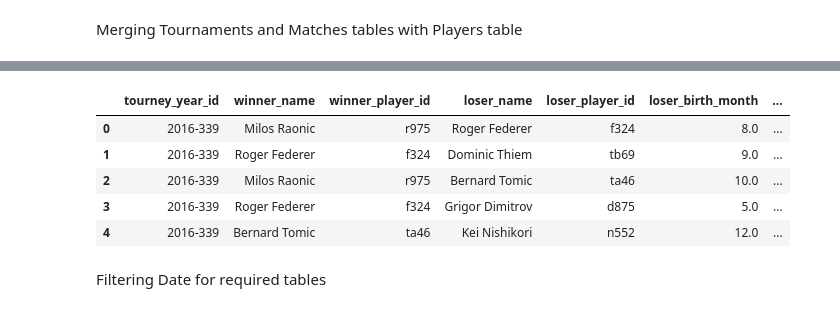
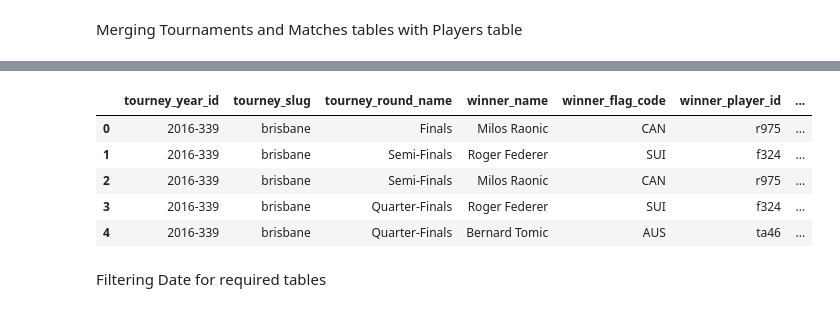
Before and after one commit to Farnaaaz/TenniMatchPrediction, a Jupyter notebook: TennisResultPrediction.ipynb, the cells around one changed output, grey strips where cells are left out. Saved outputs shown, nothing was run; the diff lists cells and outputs as text; code cells hidden in the pictures.

```diff
--- a/TennisResultPrediction.ipynb
+++ b/TennisResultPrediction.ipynb
@@ -136,16 +136,16 @@ merged_df.head()
 # %%
-selected_columns = ['tourney_year_id', 'winner_name', 'winner_player_id', 'loser_name', 'loser_player_id', 'loser_birth_month', 'winner_birth_month', 'loser_weight_kg',	'loser_height_ft', 'winner_weight_kg',	'winner_height_ft']
+selected_columns = ['tourney_year_id','tourney_slug','tourney_round_name','winner_name','winner_flag_code', 'winner_player_id', 'loser_name','loser_flag_code', 'loser_player_id','winner_sets_won','loser_sets_won', 'loser_birth_month', 'winner_birth_month', 'loser_weight_kg','loser_height_ft', 'winner_weight_kg',	'winner_height_ft']
 selected_df = merged_df[selected_columns]
 
 # Display the result
 selected_df.head()
 # %% [output]
-|  | tourney_year_id | winner_name | winner_player_id | loser_name | loser_player_id | loser_birth_month | ... |
-| 0 | 2016-339 | Milos Raonic | r975 | Roger Federer | f324 | 8.0 | ... |
-| 1 | 2016-339 | Roger Federer | f324 | Dominic Thiem | tb69 | 9.0 | ... |
-| 2 | 2016-339 | Milos Raonic | r975 | Bernard Tomic | ta46 | 10.0 | ... |
-| 3 | 2016-339 | Roger Federer | f324 | Grigor Dimitrov | d875 | 5.0 | ... |
-| 4 | 2016-339 | Bernard Tomic | ta46 | Kei Nishikori | n552 | 12.0 | ... |
+|  | tourney_year_id | tourney_slug | tourney_round_name | winner_name | winner_flag_code | winner_player_id | ... |
+| 0 | 2016-339 | brisbane | Finals | Milos Raonic | CAN | r975 | ... |
+| 1 | 2016-339 | brisbane | Semi-Finals | Roger Federer | SUI | f324 | ... |
+| 2 | 2016-339 | brisbane | Semi-Finals | Milos Raonic | CAN | r975 | ... |
+| 3 | 2016-339 | brisbane | Quarter-Finals | Roger Federer | SUI | f324 | ... |
+| 4 | 2016-339 | brisbane | Quarter-Finals | Bernard Tomic | AUS | ta46 | ... |
 # %% [markdown]
 Filtering Date for required tables
 # %%
```
Also changed, not shown: parts of 3 cells of this notebook.
